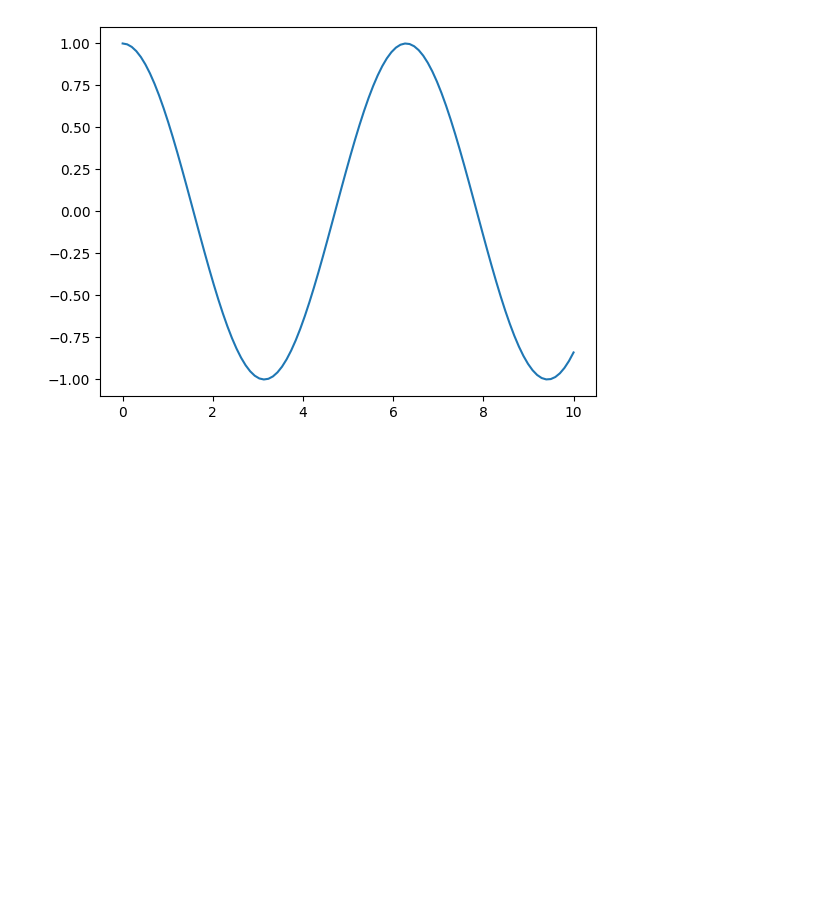
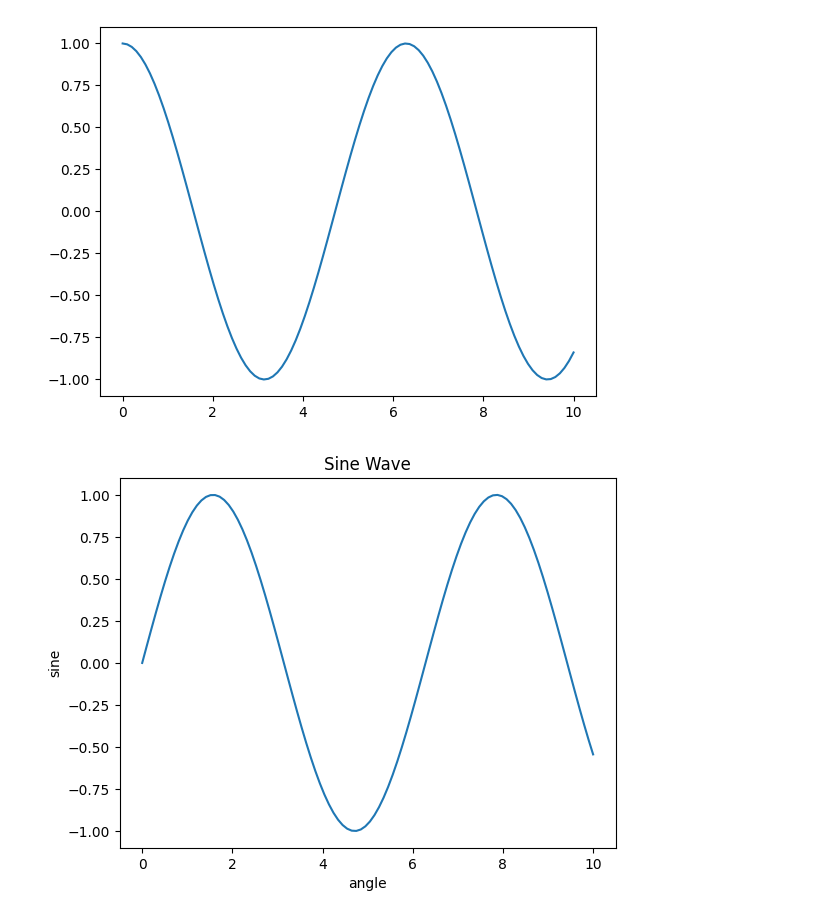
Before and after one commit to SoorajSundar1505/MachineLearning, a Jupyter notebook: Matplotlib.ipynb, the cells around one changed output. Cells and saved outputs as stored; diff of their text form; code cells hidden in the pictures; blank space fills up the shorter version.

```diff
--- a/Matplotlib.ipynb
+++ b/Matplotlib.ipynb
@@ -26,3 +26,13 @@ plt.plot(x,z)
 plt.show()
 # %% [output]
 [figure]
+# %%
+#adding title, x and y axis label
+
+plt.plot(x,y)
+plt.xlabel('angle')
+plt.ylabel('sine')
+plt.title('Sine Wave')
+plt.show()
+# %% [output]
+[figure, added]
```
